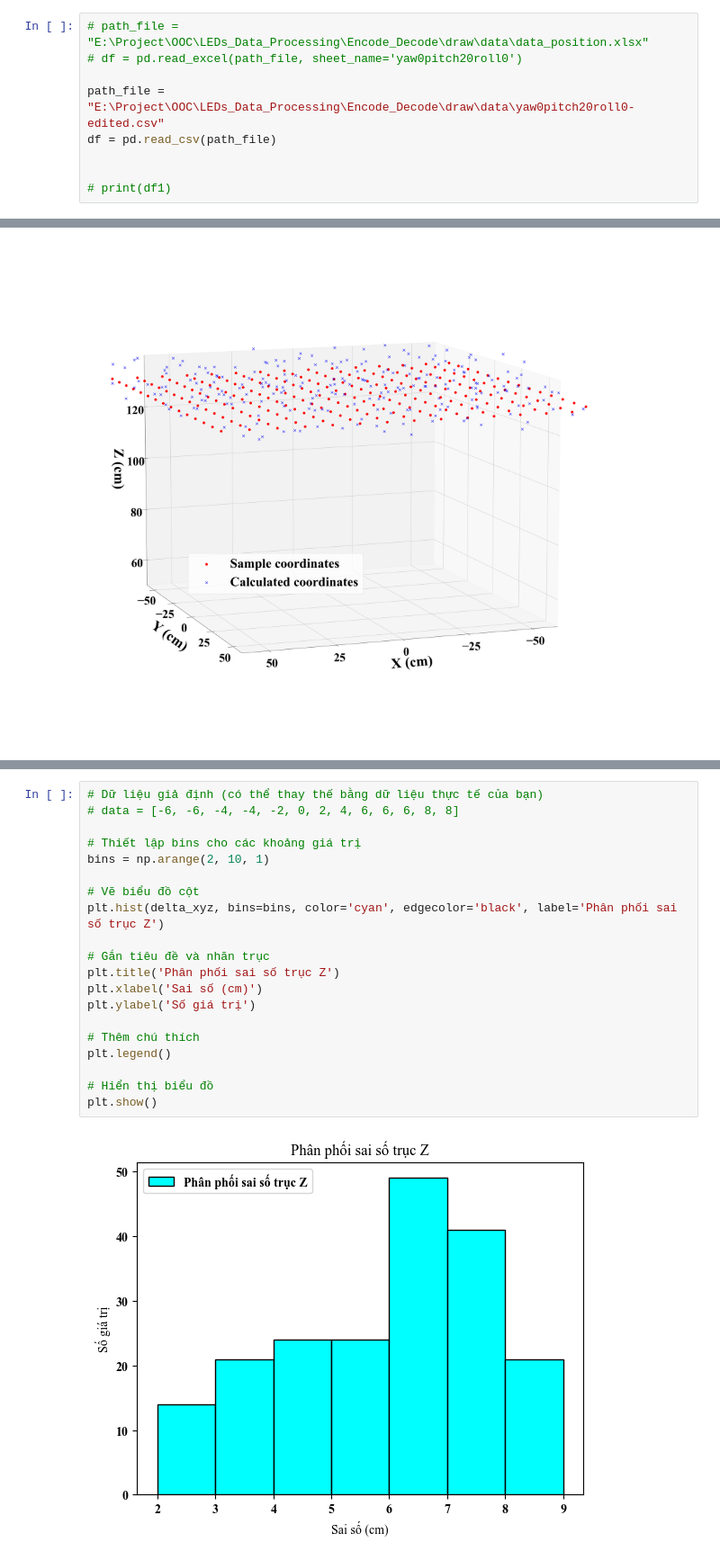
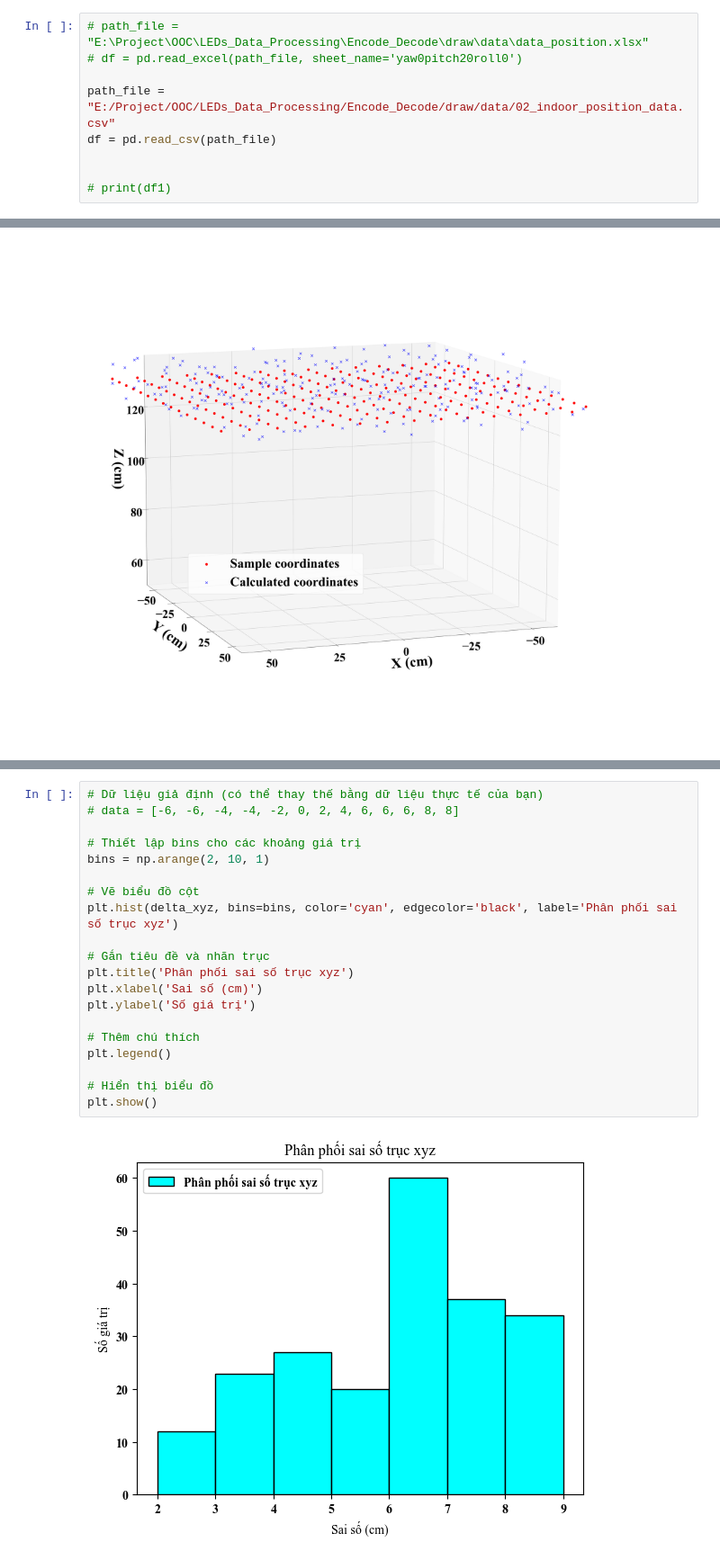
Before and after one commit to nguyendinhquan140701/LEDs_Data_Processing, a Jupyter notebook: Encode_Decode/draw/c2_position.ipynb, the cells around one changed output, grey strips where cells are left out. Shown at 90% size. Drawn from its saved outputs; the diff is of its cells as text.

Commit message:
edit_data_2D_done

```diff
--- a/Encode_Decode/draw/c2_position.ipynb
+++ b/Encode_Decode/draw/c2_position.ipynb
@@ -9,7 +9,7 @@ import plotly.graph_objects as go
 # path_file = "E:\Project\OOC\LEDs_Data_Processing\Encode_Decode\draw\data\data_position.xlsx"
 # df = pd.read_excel(path_file, sheet_name='yaw0pitch20roll0')
 
-path_file = "E:\Project\OOC\LEDs_Data_Processing\Encode_Decode\draw\data\yaw0pitch20roll0-edited.csv"
+path_file = "E:/Project/OOC/LEDs_Data_Processing/Encode_Decode/draw/data/02_indoor_position_data.csv"
 df = pd.read_csv(path_file)
 
 
@@ -138,25 +138,25 @@ plt.savefig('img/c2_CDF',dpi = 400,bbox_inches='tight')
 # %%
 # Dữ liệu giả định (có thể thay thế bằng dữ liệu thực tế của bạn)
 # data = [-6, -6, -4, -4, -2, 0, 2, 4, 6, 6, 6, 8, 8]
 
 # Thiết lập bins cho các khoảng giá trị
 bins = np.arange(2, 10, 1)
 
 # Vẽ biểu đồ cột
-plt.hist(delta_xyz, bins=bins, color='cyan', edgecolor='black', label='Phân phối sai số trục Z')
+plt.hist(delta_xyz, bins=bins, color='cyan', edgecolor='black', label='Phân phối sai số trục xyz')
 
 # Gắn tiêu đề và nhãn trục
-plt.title('Phân phối sai số trục Z')
+plt.title('Phân phối sai số trục xyz')
 plt.xlabel('Sai số (cm)')
 plt.ylabel('Số giá trị')
 
 # Thêm chú thích
 plt.legend()
 
 # Hiển thị biểu đồ
 plt.show()
 # %% [output]
-[figure, old version]
+[figure, new version]
 # %%
 # Dữ liệu giả định (có thể thay thế bằng dữ liệu thực tế của bạn)
 # data = [-6, -6, -4, -4, -2, 0, 2, 4, 6, 6, 6, 8, 8]
```
Also changed, not shown: parts of 5 cells of this notebook, 3 other files.
